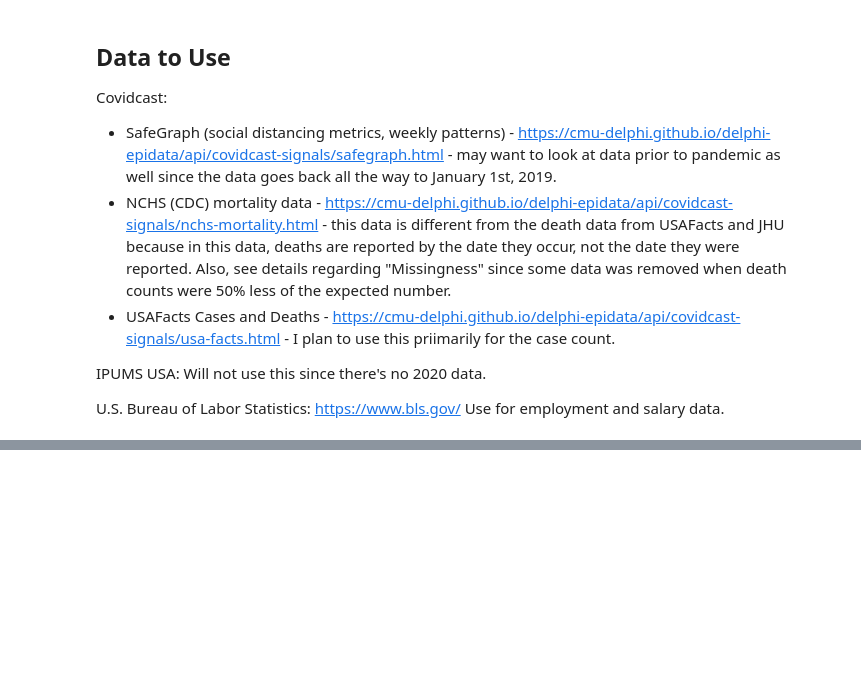
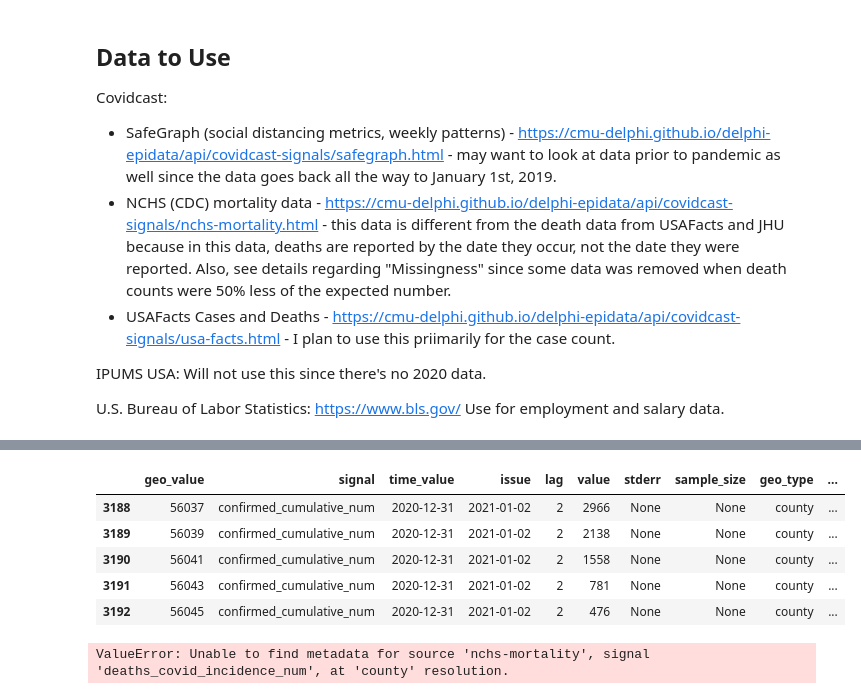
Before and after one commit to erickzli/IS597-COVID-Project, a Jupyter notebook: Kerstin's Folder/Step 1- Data Cleaning and Initial Exploration.ipynb, the cells around one changed output, grey strips where cells are left out. Drawn from its saved outputs; the diff is of its cells as text; code cells hidden in the pictures; blank space fills up the shorter version.

```diff
--- a/Kerstin's Folder/Step 1- Data Cleaning and Initial Exploration.ipynb
+++ b/Kerstin's Folder/Step 1- Data Cleaning and Initial Exploration.ipynb
@@ -52,0 +67,13 @@ Use for employment and salary data.
+# %%
+data.tail()
+# %% [output]
+|  | geo_value | signal | time_value | issue | lag | value | stderr | sample_size | geo_type | ... |
+| 3188 | 56037 | confirmed_cumulative_num | 2020-12-31 | 2021-01-02 | 2 | 2966 | None | None | county | ... |
+| 3189 | 56039 | confirmed_cumulative_num | 2020-12-31 | 2021-01-02 | 2 | 2138 | None | None | county | ... |
+| 3190 | 56041 | confirmed_cumulative_num | 2020-12-31 | 2021-01-02 | 2 | 1558 | None | None | county | ... |
+| 3191 | 56043 | confirmed_cumulative_num | 2020-12-31 | 2021-01-02 | 2 | 781 | None | None | county | ... |
+| 3192 | 56045 | confirmed_cumulative_num | 2020-12-31 | 2021-01-02 | 2 | 476 | None | None | county | ... |
+# %%
+nchs_new_death_data = covidcast.signal("nchs-mortality", "deaths_covid_incidence_num")
+# %% [output]
+ValueError: Unable to find metadata for source 'nchs-mortality', signal 'deaths_covid_incidence_num', at 'county' resolution.
```
Also changed, not shown: parts of 11 cells of this notebook.
